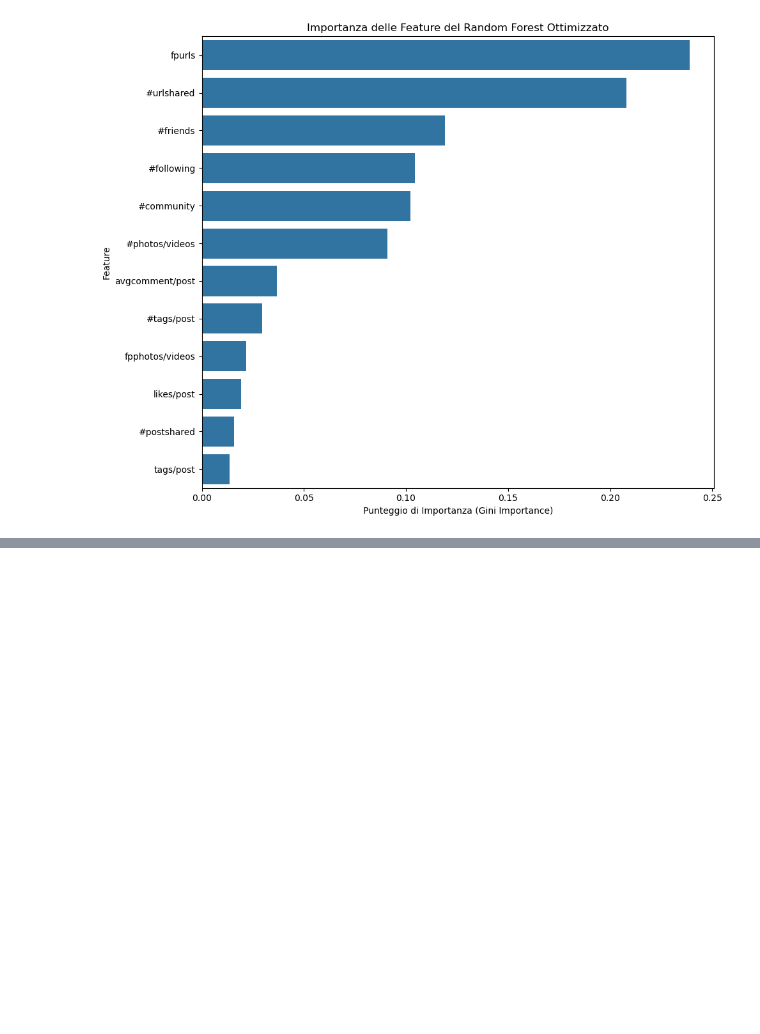
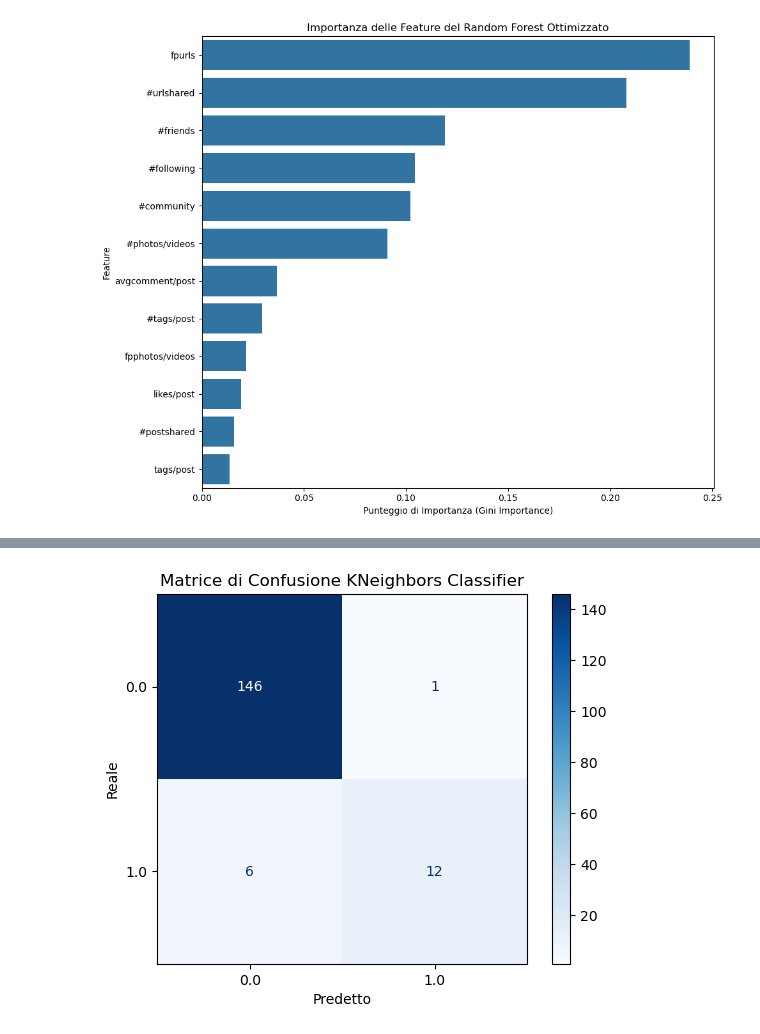
Before and after one commit to Surro03/Progetto_MachineLearning, a Jupyter notebook: puliziatraining.ipynb, the cells around one changed output, grey strips where cells are left out. Drawn from its saved outputs; the diff is of its cells as text; code cells hidden in the pictures; blank space fills up the shorter version.

```diff
--- a/puliziatraining.ipynb
+++ b/puliziatraining.ipynb
@@ -358,3 +361,94 @@ weighted avg       0.96      0.96      0.96       165
 [figure]
 [figure]
 [figure]
+# %%
+from sklearn.neighbors import KNeighborsClassifier
+
+#Inilizzazione parametri
+feature_cols = ['#friends', '#following', '#community', '#postshared', '#urlshared',
+                '#photos/videos', 'avgcomment/post', 'likes/post', 'tags/post', '#tags/post', 'fpurls', 'fpphotos/videos']
+
+X = training_clean[feature_cols].values
+y = training_clean['Label'].values
+
+# Normalizzazione
+scaler = StandardScaler()
+X_scaled = scaler.fit_transform(X)
+
+#split sul set normalizzato
+X_trainS, X_testS, y_trainS, y_testS = train_test_split(X_scaled, y, test_size = 0.3, random_state = 15, stratify = y)
+
+
+print(f"Train: {X_train.shape}, Test: {X_test.shape}")
+
+param_grid = {
+    'n_neighbors': [10, 15, 20, 25, 30, 35, 40],
+    'weights': ['uniform', 'distance'],
+    'algorithm' : ['ball_tree', 'kd_tree', 'brute'],
+    'metric': ['euclidean', 'manhattan'],
+    'leaf_size': [20, 30, 40, 50]
+}
+
+# Inizializzazione del modello base Random Forest
+knn = KNeighborsClassifier()
+
+# Configurazione dello strumento GridSearchCV
+grid_search = GridSearchCV(
+    estimator=knn,
+    param_grid=param_grid,
+    cv=5,                 # 5-fold cross-validation
+    scoring='accuracy',   # Metrica di valutazione: accuratezza
+    n_jobs=-1,            # Utilizza tutti i core disponibili
+    verbose=1             # Output del progresso
+)
+
+# Esecuzione della ricerca sugli iper-parametri
+grid_search.fit(X_trainS, y_trainS)
+
+# Iperparametri ottimali
+print("\nBest hyperparameters found:")
+print(grid_search.best_params_)
+print(f"Best CV Accuracy: {grid_search.best_score_:.4f}")
+
+# Valutazione sul test set
+y_pred = grid_search.predict(X_testS)
+print("\nClassification report on test set:")
+print(classification_report(y_testS, y_pred, digits=5))
+
+knn_model = grid_search.best_estimator_
+
+print(knn_model.score(X_testS, y_testS))
+
+#Confusion Matrix
+cm = confusion_matrix(y_testS, y_pred)
+disp = ConfusionMatrixDisplay(confusion_matrix=cm, display_labels=np.unique(y_testS))
+plt.figure(figsize=(8, 6))
+disp.plot(cmap='Blues', values_format='d')
+plt.title("Matrice di Confusione KNeighbors Classifier")
+plt.xlabel("Predetto")
+plt.ylabel("Reale")
+plt.show()
+
+validation_params = {
+    "X": X_trainS,
+    "y": y_trainS,
+    "train_sizes": np.linspace(0.1, 1.0, 10),
+    "cv": 5,
+    "score_type": "both",
+    "n_jobs": 4,
+    "line_kw": {"marker": "o"},
+    "std_display_style": "fill_between",
+    "score_name": "Accuracy",
+}
+
+fig, ax = plt.subplots(figsize=(10, 6))
+LearningCurveDisplay.from_estimator(estimator = knn_model, ax=ax, **validation_params)
+
+ax.set_title("Curva di Apprendimento KNeighbors Classifier")
+ax.set_xlabel("Dimensione del training set")
+ax.set_ylabel("Accuracy")
+ax.legend(loc='best')
+ax.grid(True)
+plt.tight_layout()
+plt.show()
+# %% [output]
@@ -360,0 +474 @@ weighted avg       0.96      0.96      0.96       165
+[figure, added]
```
Also changed, not shown: parts of 2 cells of this notebook, 1 other file.
